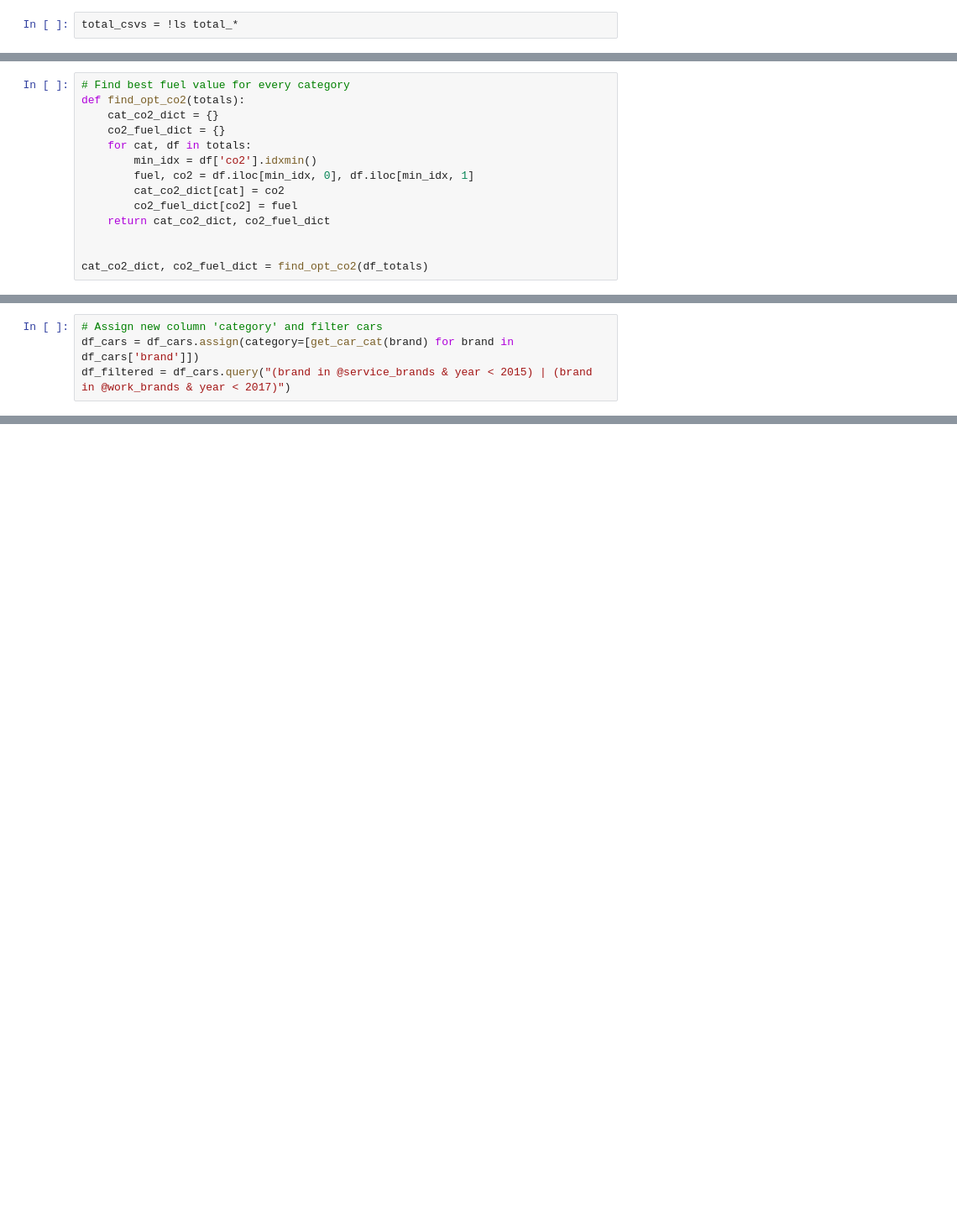
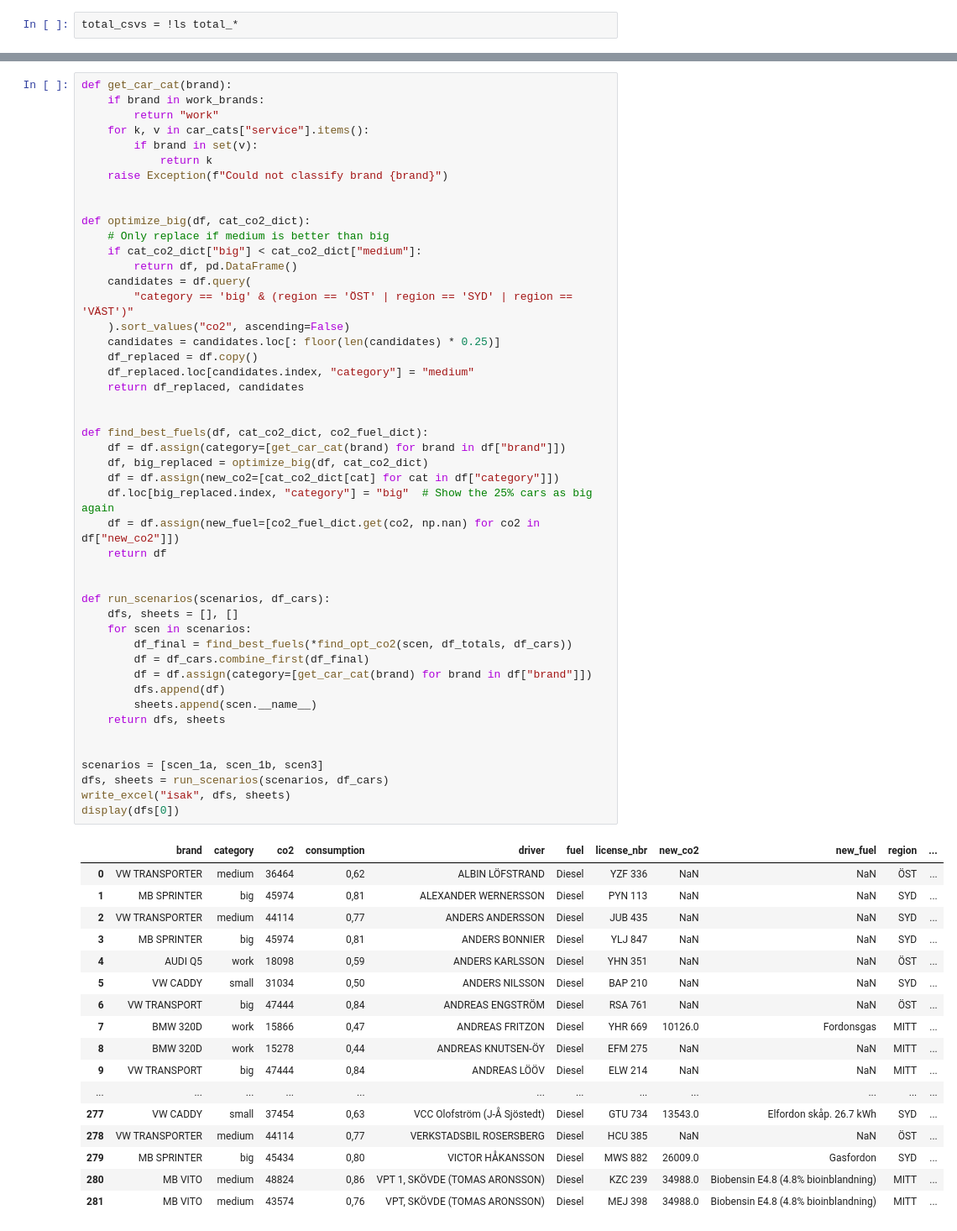
Before and after one commit to schurmann/fiskfl-sk, a Jupyter notebook: isak.ipynb, the cells around one changed output, grey strips where cells are left out. Shown at 84% size. Cells and saved outputs as stored; diff of their text form; blank space fills up the shorter version.

Commit message:
more scenarios

```diff
--- a/isak.ipynb
+++ b/isak.ipynb
@@ -83,14 +76,0 @@ small
-# %%
-# Find best fuel value for every category
-def find_opt_co2(totals):
-    cat_co2_dict = {}
-    co2_fuel_dict = {}
-    for cat, df in totals:
-        min_idx = df['co2'].idxmin()
-        fuel, co2 = df.iloc[min_idx, 0], df.iloc[min_idx, 1]
-        cat_co2_dict[cat] = co2
-        co2_fuel_dict[co2] = fuel
-    return cat_co2_dict, co2_fuel_dict
-
-
-cat_co2_dict, co2_fuel_dict = find_opt_co2(df_totals)
@@ -123,4 +145,0 @@ def get_car_cat(brand):
-# %%
-# Assign new column 'category' and filter cars
-df_cars = df_cars.assign(category=[get_car_cat(brand) for brand in df_cars['brand']])
-df_filtered = df_cars.query("(brand in @service_brands & year < 2015) | (brand in @work_brands & year < 2017)")
@@ -164,0 +212,65 @@ write_excel(df_scen1, 'scen1')
+# %%
+def get_car_cat(brand):
+    if brand in work_brands:
+        return "work"
+    for k, v in car_cats["service"].items():
+        if brand in set(v):
+            return k
+    raise Exception(f"Could not classify brand {brand}")
+
+
+def optimize_big(df, cat_co2_dict):
+    # Only replace if medium is better than big
+    if cat_co2_dict["big"] < cat_co2_dict["medium"]:
+        return df, pd.DataFrame()
+    candidates = df.query(
+        "category == 'big' & (region == 'ÖST' | region == 'SYD' | region == 'VÄST')"
+    ).sort_values("co2", ascending=False)
+    candidates = candidates.loc[: floor(len(candidates) * 0.25)]
+    df_replaced = df.copy()
+    df_replaced.loc[candidates.index, "category"] = "medium"
+    return df_replaced, candidates
+
+
+def find_best_fuels(df, cat_co2_dict, co2_fuel_dict):
+    df = df.assign(category=[get_car_cat(brand) for brand in df["brand"]])
+    df, big_replaced = optimize_big(df, cat_co2_dict)
+    df = df.assign(new_co2=[cat_co2_dict[cat] for cat in df["category"]])
+    df.loc[big_replaced.index, "category"] = "big"  # Show the 25% cars as big again
+    df = df.assign(new_fuel=[co2_fuel_dict.get(co2, np.nan) for co2 in df["new_co2"]])
+    return df
+
+
+def run_scenarios(scenarios, df_cars):
+    dfs, sheets = [], []
+    for scen in scenarios:
+        df_final = find_best_fuels(*find_opt_co2(scen, df_totals, df_cars))
+        df = df_cars.combine_first(df_final)
+        df = df.assign(category=[get_car_cat(brand) for brand in df["brand"]])
+        dfs.append(df)
+        sheets.append(scen.__name__)
+    return dfs, sheets
+
+
+scenarios = [scen_1a, scen_1b, scen3]
+dfs, sheets = run_scenarios(scenarios, df_cars)
+write_excel("isak", dfs, sheets)
+display(dfs[0])
+# %% [output]
+|  | brand | category | co2 | consumption | driver | fuel | license_nbr | new_co2 | new_fuel | region | ... |
+| 0 | VW TRANSPORTER | medium | 36464 | 0,62 | ALBIN LÖFSTRAND | Diesel | YZF 336 | NaN | NaN | ÖST | ... |
+| 1 | MB SPRINTER | big | 45974 | 0,81 | ALEXANDER WERNERSSON | Diesel | PYN 113 | NaN | NaN | SYD | ... |
+| 2 | VW TRANSPORTER | medium | 44114 | 0,77 | ANDERS ANDERSSON | Diesel | JUB 435 | NaN | NaN | SYD | ... |
+| 3 | MB SPRINTER | big | 45974 | 0,81 | ANDERS BONNIER | Diesel | YLJ 847 | NaN | NaN | SYD | ... |
+| 4 | AUDI Q5 | work | 18098 | 0,59 | ANDERS KARLSSON | Diesel | YHN 351 | NaN | NaN | ÖST | ... |
+| 5 | VW CADDY | small | 31034 | 0,50 | ANDERS NILSSON | Diesel | BAP 210 | NaN | NaN | SYD | ... |
+| 6 | VW TRANSPORT | big | 47444 | 0,84 | ANDREAS ENGSTRÖM | Diesel | RSA 761 | NaN | NaN | ÖST | ... |
+| 7 | BMW 320D | work | 15866 | 0,47 | ANDREAS FRITZON | Diesel | YHR 669 | 10126.0 | Fordonsgas | MITT | ... |
+| 8 | BMW 320D | work | 15278 | 0,44 | ANDREAS KNUTSEN-ÖY | Diesel | EFM 275 | NaN | NaN | MITT | ... |
+| 9 | VW TRANSPORT | big | 47444 | 0,84 | ANDREAS LÖÖV | Diesel | ELW 214 | NaN | NaN | MITT | ... |
+| ... | ... | ... | ... | ... | ... | ... | ... | ... | ... | ... | ... |
+| 277 | VW CADDY | small | 37454 | 0,63 | VCC Olofström (J-Å Sjöstedt) | Diesel | GTU 734 | 13543.0 | Elfordon skåp. 26.7 kWh | SYD | ... |
+| 278 | VW TRANSPORTER | medium | 44114 | 0,77 | VERKSTADSBIL ROSERSBERG | Diesel | HCU 385 | NaN | NaN | ÖST | ... |
+| 279 | MB SPRINTER | big | 45434 | 0,80 | VICTOR HÅKANSSON | Diesel | MWS 882 | 26009.0 | Gasfordon | SYD | ... |
+| 280 | MB VITO | medium | 48824 | 0,86 | VPT 1, SKÖVDE (TOMAS ARONSSON) | Diesel | KZC 239 | 34988.0 | Biobensin E4.8 (4.8% bioinblandning) | MITT | ... |
+| 281 | MB VITO | medium | 43574 | 0,76 | VPT, SKÖVDE (TOMAS ARONSSON) | Diesel | MEJ 398 | 34988.0 | Biobensin E4.8 (4.8% bioinblandning) | MITT | ... |
```
Also changed, not shown: parts of 18 cells of this notebook, 2 other files.
